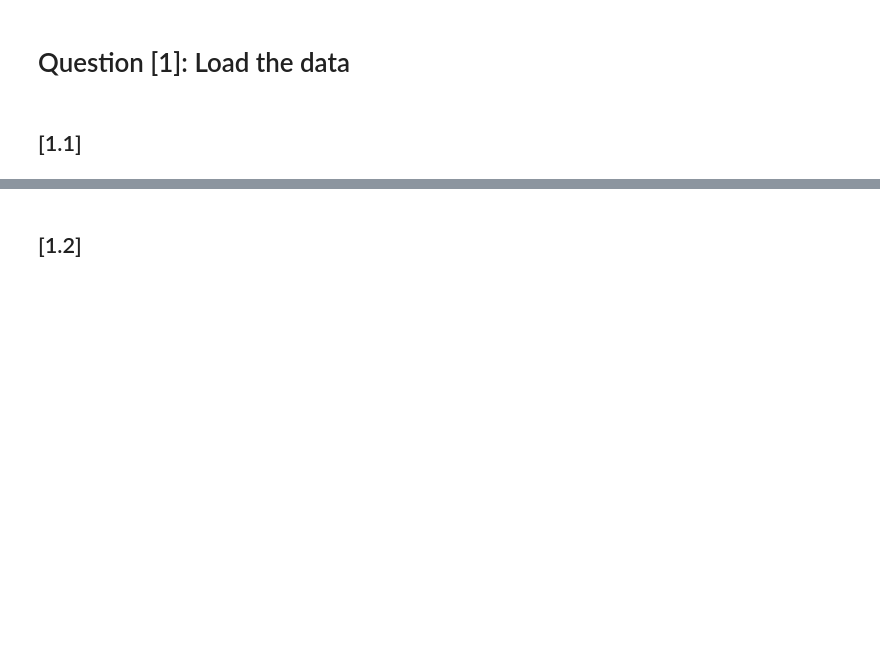
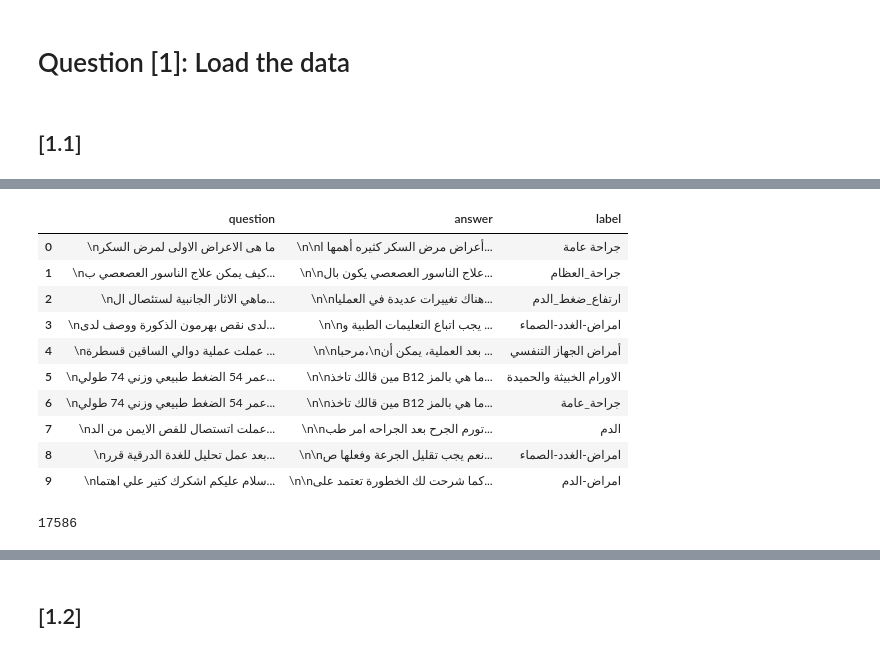
Before and after one commit to abdhashas/nlp_homework, a Jupyter notebook: NLP_HOMEWORK_1_BY_[your_name].ipynb, the cells around one changed output, grey strips where cells are left out. Drawn from its saved outputs; the diff is of its cells as text; code cells hidden in the pictures; blank space fills up the shorter version.

```diff
--- a/NLP_HOMEWORK_1_BY_[your_name].ipynb
+++ b/NLP_HOMEWORK_1_BY_[your_name].ipynb
@@ -56,5 +88,21 @@ validation_data = pd.read_csv(validation_file_path)
 # %%
-# validation_data.head(10)
+validation_data.head(10)
+# %% [output]
+|  | question | answer | label |
+| 0 | \nما هى الاعراض الاولى لمرض السكر | \n\nأعراض مرض السكر كثيره أهمها ا... | جراحة عامة |
+| 1 | \nكيف يمكن علاج الناسور العصعصي ب... | \n\nعلاج الناسور العصعصي يكون بال... | جراحة_العظام |
+| 2 | \nماهي الاثار الجانبية لستئصال ال... | \n\nهناك تغييرات عديدة في العمليا... | ارتفاع_ضغط_الدم |
+| 3 | \nلدى نقص بهرمون الذكورة ووصف لدى... | \n\nيجب اتباع التعليمات الطبية و ... | امراض-الغدد-الصماء |
+| 4 | \nعملت عملية دوالي الساقين قسطرة ... | \n\nمرحبا،\nبعد العملية، يمكن أن ... | أمراض الجهاز التنفسي |
+| 5 | \nعمر 54 الضغط طبيعي وزني 74 طولي... | \n\nمين قالك تاخذ B12 ما هي بالمز... | الاورام الخبيثة والحميدة |
+| 6 | \nعمر 54 الضغط طبيعي وزني 74 طولي... | \n\nمين قالك تاخذ B12 ما هي بالمز... | جراحة_عامة |
+| 7 | \nعملت اتستصال للفص الايمن من الد... | \n\nتورم الجرح بعد الجراحه امر طب... | الدم |
+| 8 | \nبعد عمل تحليل للغدة الدرقية قرر... | \n\nنعم يجب تقليل الجرعة وفعلها ص... | امراض-الغدد-الصماء |
+| 9 | \nسلام عليكم اشكرك كتير علي اهتما... | \n\nكما شرحت لك الخطورة تعتمد على... | امراض-الدم |
+# %%
+len(validation_data)
+# %% [output]
+17586
 # %%
 #drop_duplicates يزيل الصفوف المتكرره
 #dropna يحذف الصفوف المكررة
```
Also changed, not shown: parts of 9 cells of this notebook.
